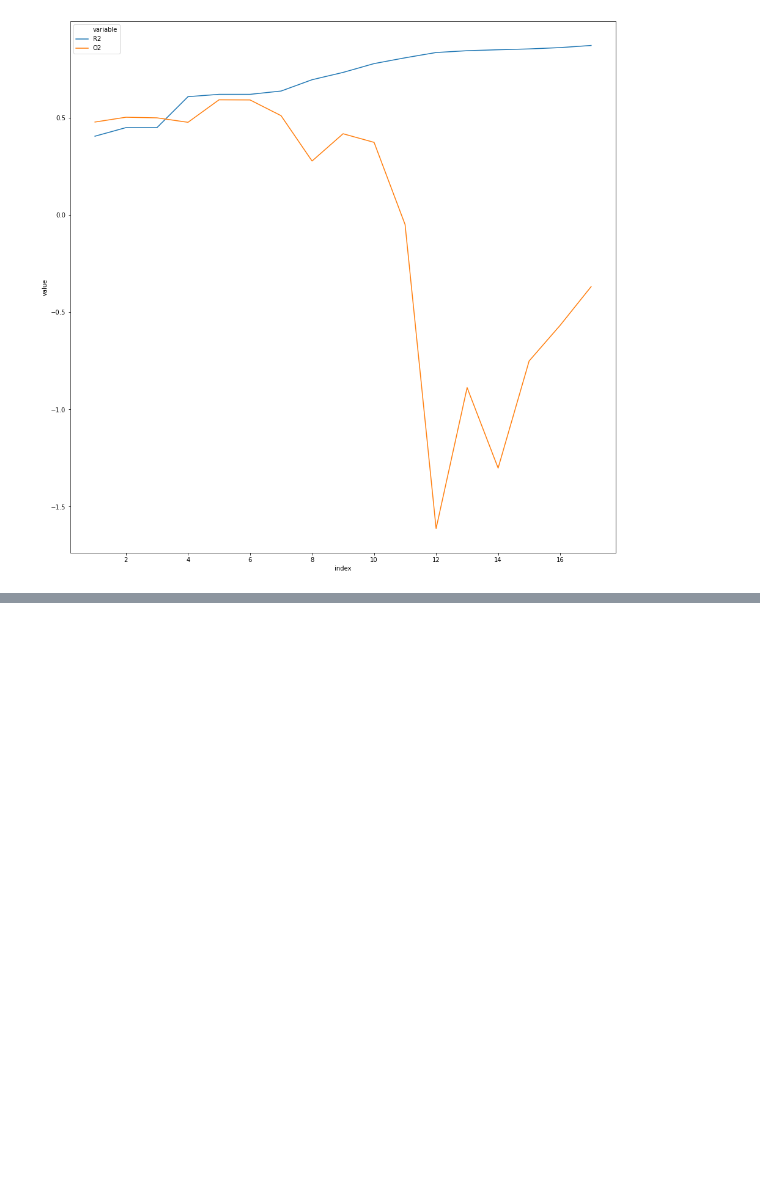
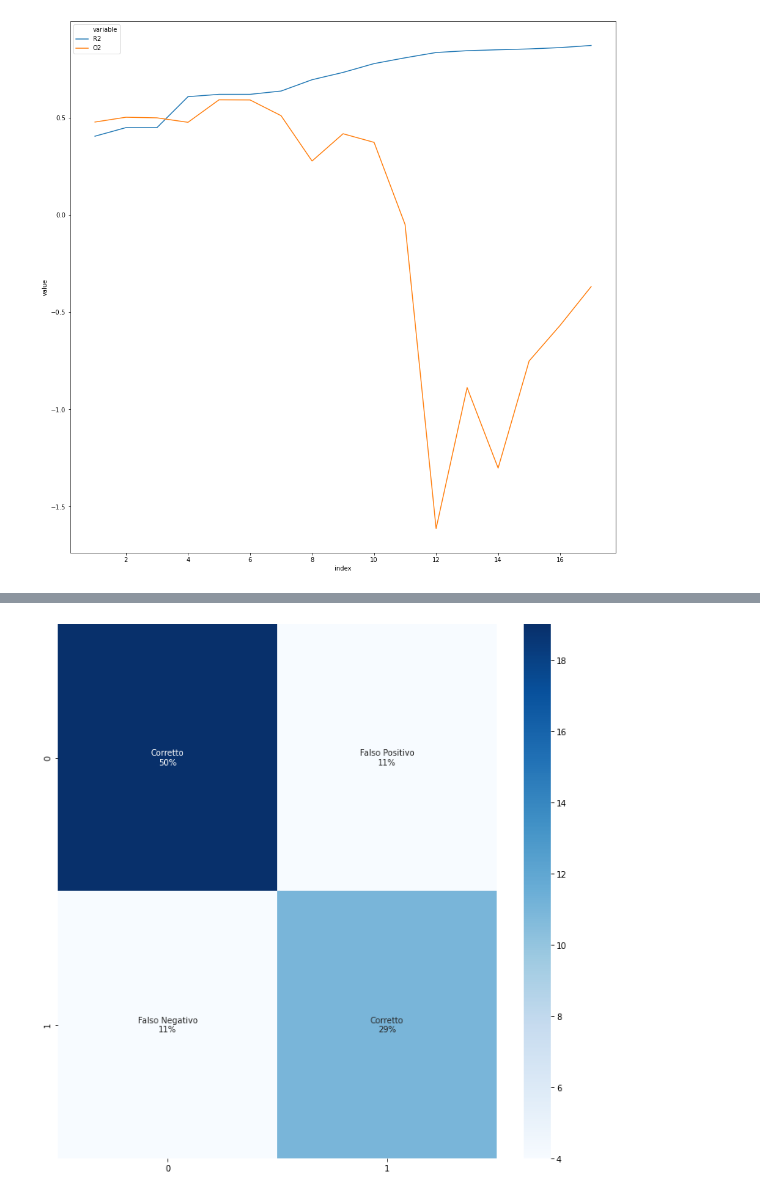
Before and after one commit to YeasterEgg/jupyter-stuff, a Jupyter notebook: TAM/Tecniche di Analisi Multivariata.ipynb, the cells around one changed output, grey strips where cells are left out. Drawn from its saved outputs; the diff is of its cells as text; code cells hidden in the pictures; blank space fills up the shorter version.

```diff
--- a/TAM/TAM.ipynb
+++ b/TAM/Tecniche di Analisi Multivariata.ipynb
@@ -713,0 +827,28 @@ Text(0.5, 0, 'Fitted values')
+# %%
+last_pca = PCA(n_components=5)
+last_pca_df = last_pca.fit_transform(scaled_df.drop(["Aroma", "Class"], axis=1))
+last_pca_df = pd.DataFrame(last_pca_df)
+pc_names = [f"PC{i + 1}" for i in range(len(last_pca.explained_variance_))]
+last_pca_df.columns = pc_names
+X = last_pca_df
+Y = pca_df["Class"]
+X_train, X_test, Y_train, Y_test = train_test_split(X, Y, test_size=0.25, random_state=5)
+
+lr = LogisticRegression()
+lr.fit(X_train,Y_train)
+Y_predict = lr.predict(X.values)
+
+resid_df = pd.DataFrame(X).assign(Aroma=scaled_df["Aroma"], Predicted=Y_predict)
+resid_df["Residues"] = resid_df.Aroma - resid_df.Predicted
+
+Y_predict = lr.predict(X.values)
+conf_matrix = confusion_matrix(Y, Y_predict)
+square_names = ["Corretto", "Falso Positivo", "Falso Negativo", "Corretto"]
+square_perc = [round(value * 100) for value in conf_matrix.flatten()/np.sum(conf_matrix)]
+labels = [f"{v1}\n{v2}%" for v1, v2 in zip(square_names, square_perc)]
+labels = np.asarray(labels).reshape(2,2)
+
+plt.rcParams["figure.figsize"] = (12, 12)
+ax = sns.heatmap(conf_matrix, annot=labels, fmt="", cmap='Blues')
+# %% [output]
+[figure, added]
```
Also changed, not shown: parts of 55 cells of this notebook, 5 other files.
